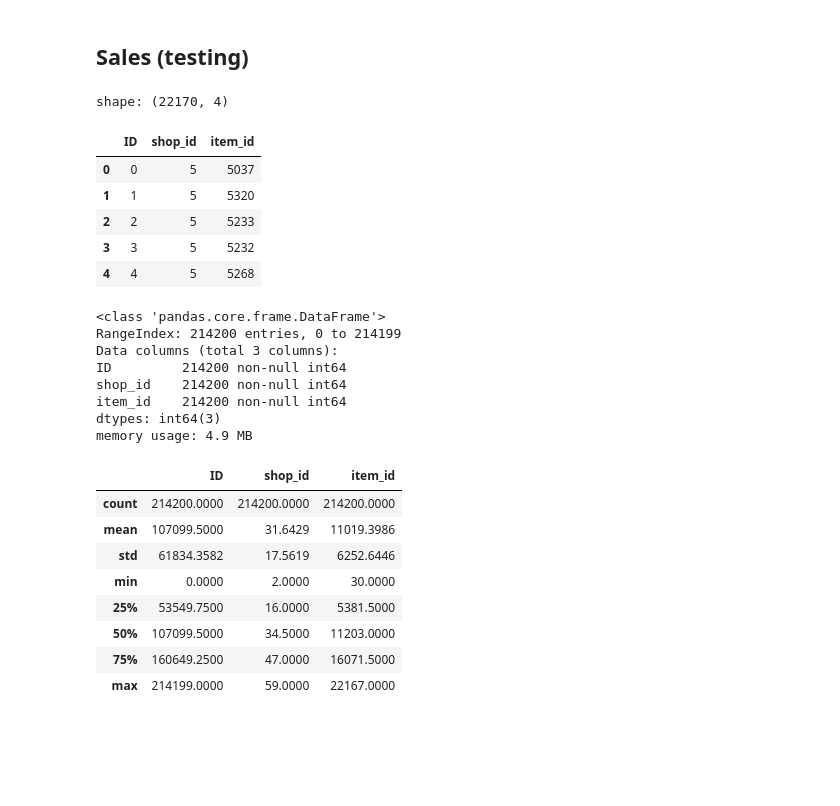
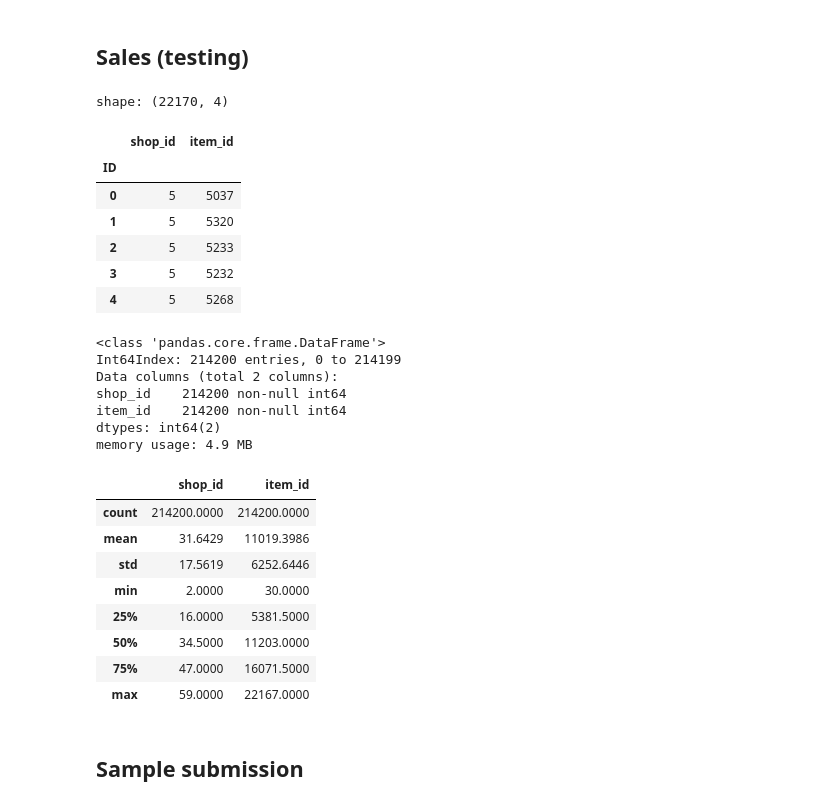
Before and after one commit to hjort/ai-labs, a Jupyter notebook: jupyter/future-sales/Predict Future Sales in Russia - Hjort.ipynb, the cells around one changed output. Cells and saved outputs as stored; diff of their text form; code cells hidden in the pictures; blank space fills up the shorter version.

```diff
--- a/jupyter/future-sales/Predict Future Sales in Russia - Hjort.ipynb
+++ b/jupyter/future-sales/Predict Future Sales in Russia - Hjort.ipynb
@@ -271,8 +271,8 @@ shape: (22170, 2)
 | 3 | ***ГОЛУБАЯ ВОЛНА (Univ) D | 40 |
 | 4 | ***КОРОБКА (СТЕКЛО) D | 40 |
 # %%
-if not translate:
-    df_items['item_category_id'] = df_items['item_category_id'].astype('category')
+#if not translate:
+#    df_items['item_category_id'] = df_items['item_category_id'].astype('category')
 # %%
 df_items.describe()
 # %% [output]
@@ -448,17 +614,18 @@ memory usage: 45.3 KB
 # %% [markdown]
 ## Sales (testing)
 # %%
-df_test = pd.read_csv(input_prefix + 'test.csv')
+df_test = pd.read_csv(input_prefix + 'test.csv', index_col='ID')
 print('shape:', df_items.shape)
 df_test.head()
 # %% [output]
 shape: (22170, 4)
-|  | ID | shop_id | item_id |
-| 0 | 0 | 5 | 5037 |
-| 1 | 1 | 5 | 5320 |
-| 2 | 2 | 5 | 5233 |
-| 3 | 3 | 5 | 5232 |
-| 4 | 4 | 5 | 5268 |
+|  | shop_id | item_id |
+| ID |  |  |
+| 0 | 5 | 5037 |
+| 1 | 5 | 5320 |
+| 2 | 5 | 5233 |
+| 3 | 5 | 5232 |
+| 4 | 5 | 5268 |
 # %%
 #TODO: verificar o que está sendo esperado (acumulado mensal por loja e produto?)
 # item_cnt_day: number of products sold. You are predicting a monthly amount of this measure
@@ -466,22 +633,23 @@ shape: (22170, 4)
 df_test.info()
 # %% [output]
 <class 'pandas.core.frame.DataFrame'>
-RangeIndex: 214200 entries, 0 to 214199
-Data columns (total 3 columns):
-ID         214200 non-null int64
+Int64Index: 214200 entries, 0 to 214199
+Data columns (total 2 columns):
 shop_id    214200 non-null int64
 item_id    214200 non-null int64
-dtypes: int64(3)
+dtypes: int64(2)
 memory usage: 4.9 MB
 # %%
 df_test.describe()
 # %% [output]
-|  | ID | shop_id | item_id |
-| count | 214200.0000 | 214200.0000 | 214200.0000 |
-| mean | 107099.5000 | 31.6429 | 11019.3986 |
-| std | 61834.3582 | 17.5619 | 6252.6446 |
-| min | 0.0000 | 2.0000 | 30.0000 |
-| 25% | 53549.7500 | 16.0000 | 5381.5000 |
-| 50% | 107099.5000 | 34.5000 | 11203.0000 |
-| 75% | 160649.2500 | 47.0000 | 16071.5000 |
-| max | 214199.0000 | 59.0000 | 22167.0000 |
+|  | shop_id | item_id |
+| count | 214200.0000 | 214200.0000 |
+| mean | 31.6429 | 11019.3986 |
+| std | 17.5619 | 6252.6446 |
+| min | 2.0000 | 30.0000 |
+| 25% | 16.0000 | 5381.5000 |
+| 50% | 34.5000 | 11203.0000 |
+| 75% | 47.0000 | 16071.5000 |
+| max | 59.0000 | 22167.0000 |
+# %% [markdown]
+## Sample submission
```
Also changed, not shown: parts of 38 cells of this notebook, 1 other file.
